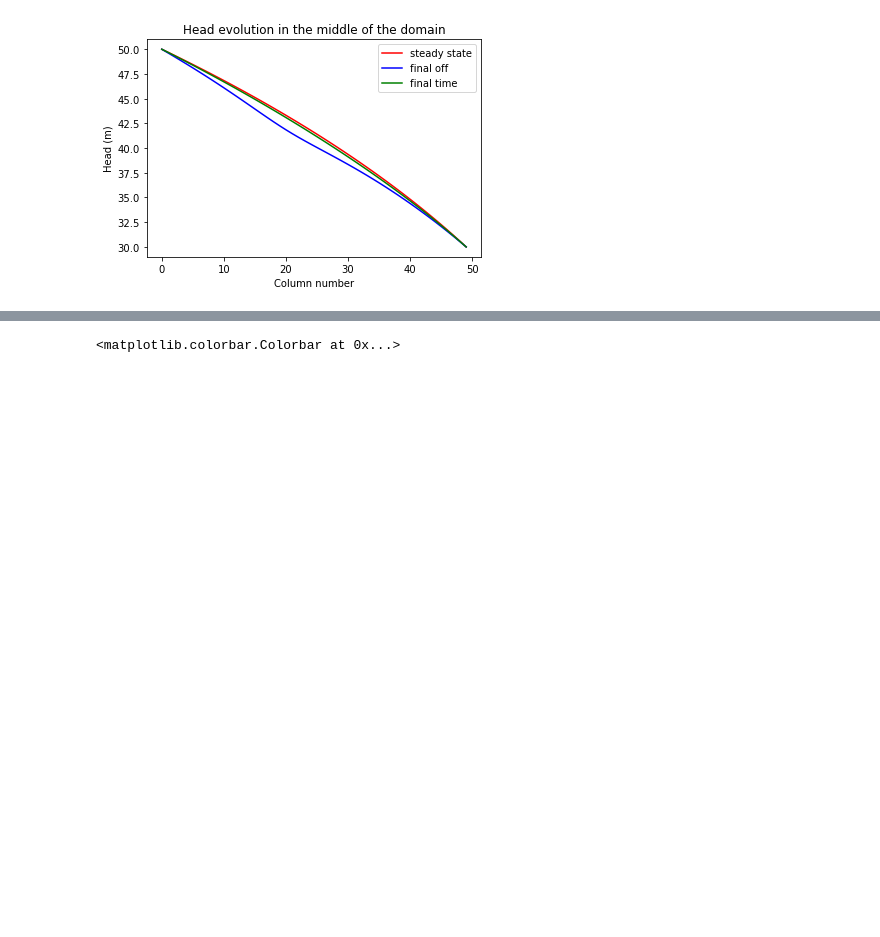
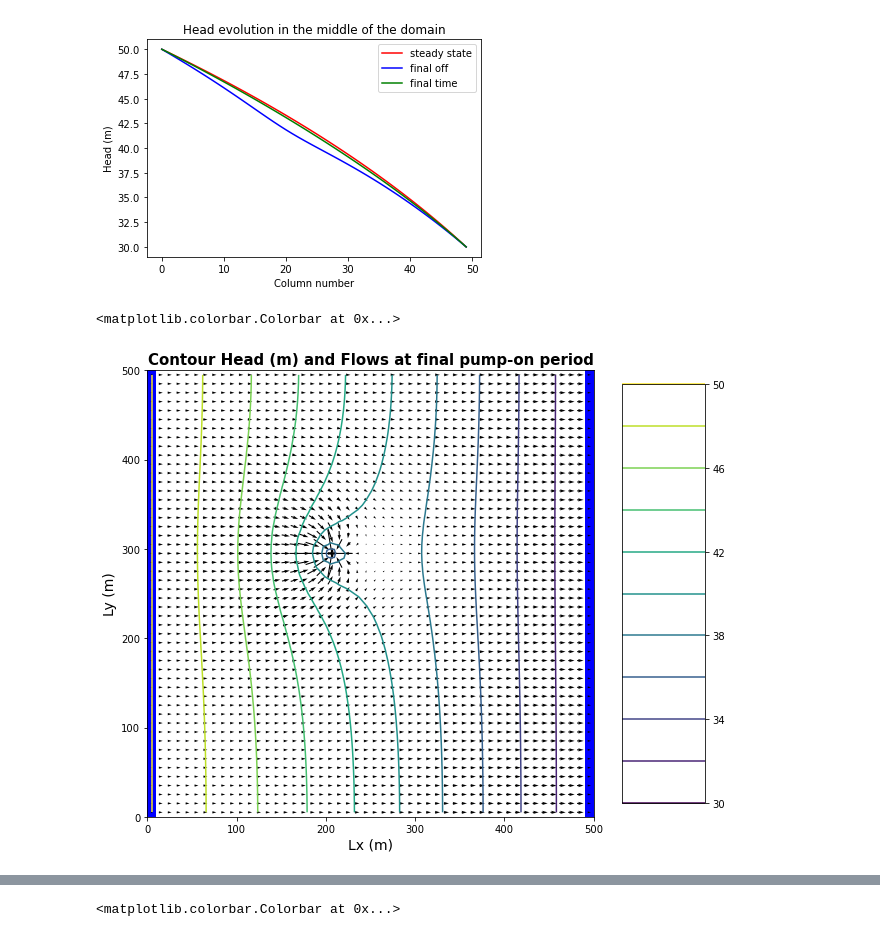
Before and after one commit to GW-modelling-Spring2022/homework-xenidegracia, a Jupyter notebook: Working/HW8_Transients/starter code/Transient_10.ipynb, the cells around one changed output, grey strips where cells are left out. Cells and saved outputs as stored; diff of their text form; code cells hidden in the pictures; blank space fills up the shorter version.

```diff
--- a/Working/HW8_Transients/starter code/Transient_10.ipynb
+++ b/Working/HW8_Transients/starter code/Transient_10.ipynb
@@ -500,3 +500,28 @@ plt.legend()
 # %% [output]
 <matplotlib.legend.Legend at 0x...>
 [figure]
+# %%
+#plot first contour plot
+time_select = -10     #index of the time you would like to plot
+
+fig1 = plt.figure(figsize=(10, 10))  # create 10 x 10 figure
+# use modelmap to attach plot to model
+modelmap = flopy.plot.PlotMapView(model=m, layer=0)
+# grid = modelmap.plot_grid() #plot model grid
+qm = modelmap.plot_ibound()
+# set contour levels for contouring head
+contour_levels = np.linspace(head_array[0].min(), head_array[0].max(), 11)
+head_contours = modelmap.contour_array(
+    head_array[time_select, :, :], levels=contour_levels)  # create head contours
+tempfrf3 = frf_array[time_select, :, :].reshape(1, ncol, nrow)
+tempfff3 = fff_array[time_select, :, :].reshape(1, ncol, nrow)
+temphead3 = head_array[time_select, :, :].reshape(1, ncol, nrow)
+flows = modelmap.plot_discharge(
+    tempfrf3, tempfff3, head=temphead3)  # create discharge arrows
+plt.xlabel('Lx (m)', fontsize=14)
+plt.ylabel('Ly (m)', fontsize=14)
+plt.title('Contour Head (m) and Flows at final pump-on period', fontsize=15, fontweight='bold')
+plt.colorbar(head_contours, aspect=5)
+# %% [output]
+<matplotlib.colorbar.Colorbar at 0x...>
+[figure, added]
```
Also changed, not shown: parts of 4 cells of this notebook, 1 other file.
